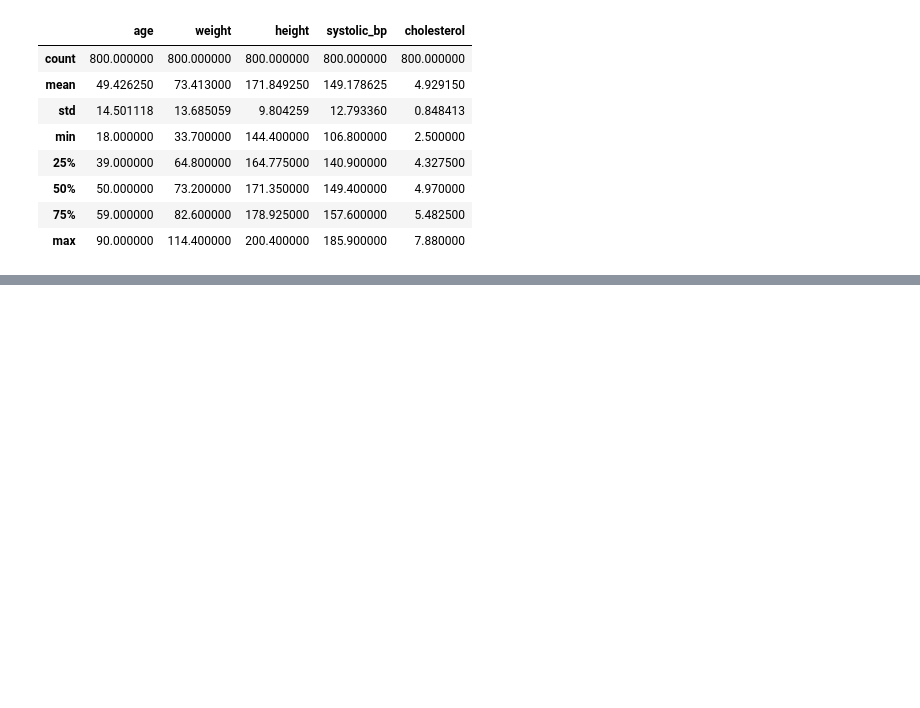
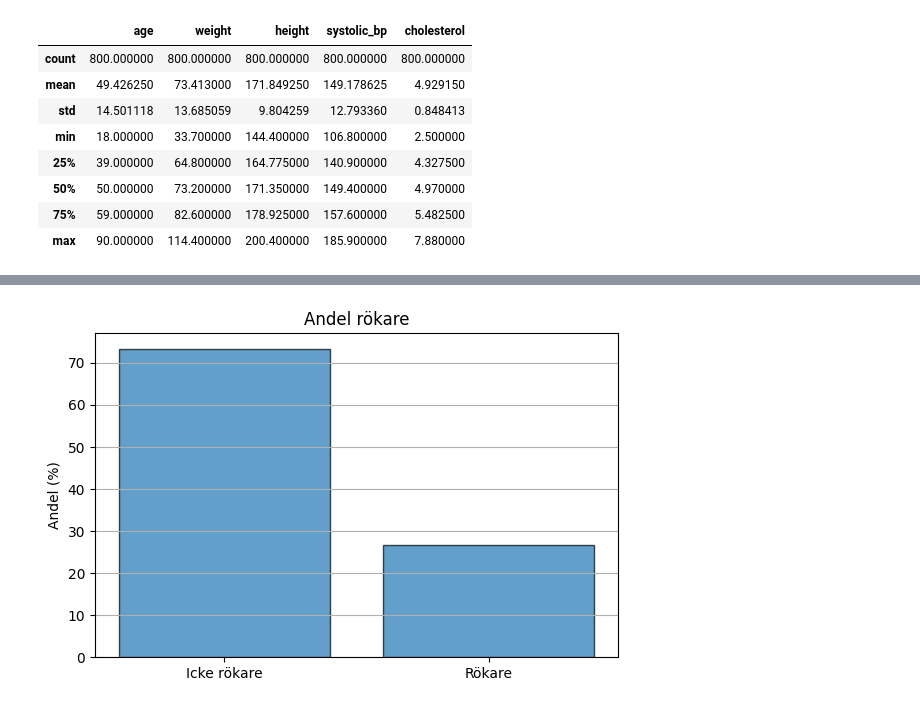
Before and after one commit to MagdalenaPersson/health-study, a Jupyter notebook: report.ipynb, the cells around one changed output, grey strips where cells are left out. Saved outputs shown, nothing was run; the diff lists cells and outputs as text; code cells hidden in the pictures; blank space fills up the shorter version.

```diff
--- a/report.ipynb
+++ b/report.ipynb
@@ -129,0 +132,17 @@ plt.show()
+# %%
+# stapeldiagram över andelen rökare (procent?)
+
+smoker_count = df["smoker"].value_counts(normalize=True)*100
+
+fig, ax = plt.subplots(figsize=(6, 4))
+ax.bar(smoker_count.index.astype(str), smoker_count.values, alpha=0.7, edgecolor="black")
+ax.set_title("Andel rökare")
+ax.set_xlabel("")
+ax.set_ylabel("Andel (%)")
+ax.set_xticks([0, 1])
+ax.set_xticklabels(["Icke rökare", "Rökare"])
+ax.grid(True, axis="y")
+plt.tight_layout()
+plt.show;
+# %% [output]
+[figure, added]
```
Also changed, not shown: parts of 2 cells of this notebook, 1 other file.
